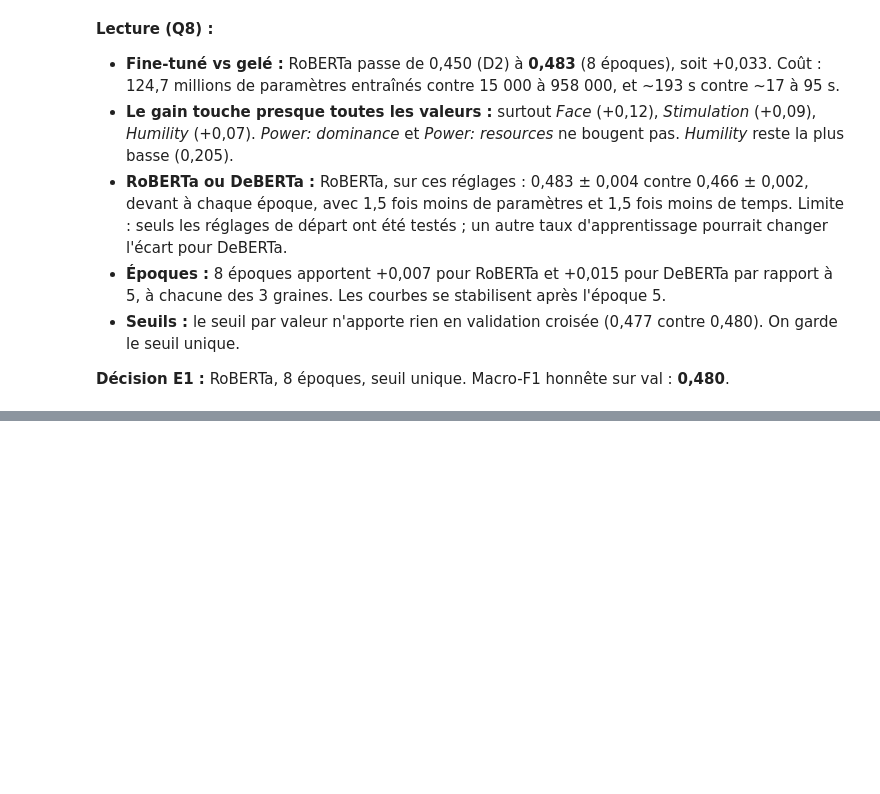
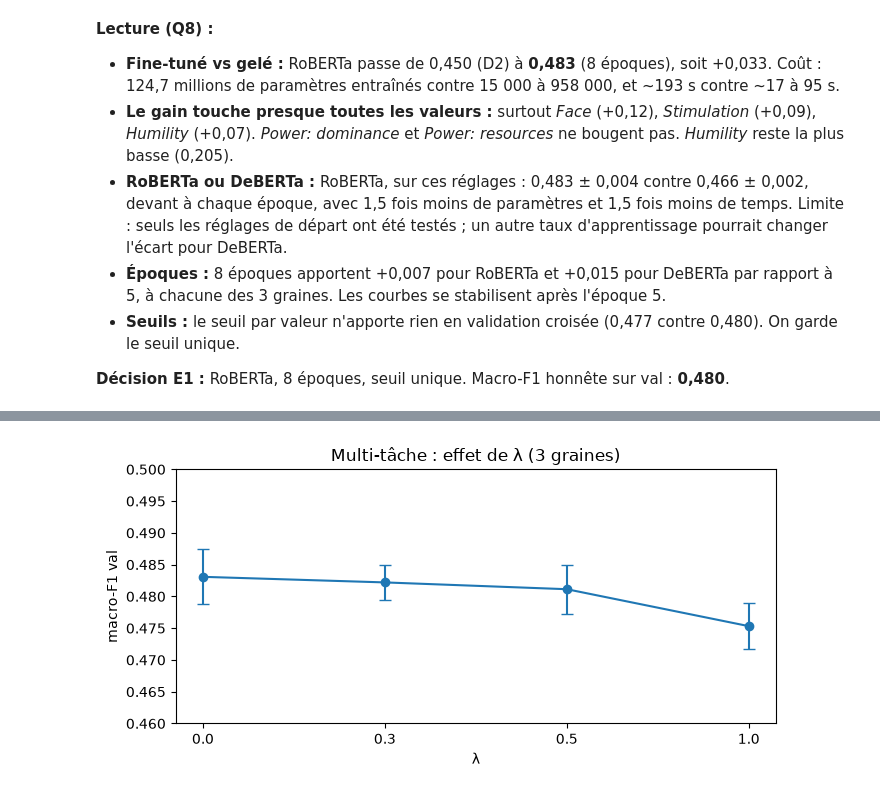
Before and after one commit to AyoubMoutik/schwartz-values-multilabel-classification-nlp, a Jupyter notebook: notebooks/07_partieE.ipynb, the cells around one changed output, grey strips where cells are left out. Saved outputs shown, nothing was run; the diff lists cells and outputs as text; code cells hidden in the pictures; blank space fills up the shorter version.

Commit message:
Partie E2 : multi-tâche avec les 4 dimensions de Schwartz

```diff
--- a/notebooks/07_partieE.ipynb
+++ b/notebooks/07_partieE.ipynb
@@ -113,0 +118,14 @@ parv.sort_values("E1 RoBERTa", ascending=False).round(3)
+# %%
+from valeval.plm import DIMENSIONS, cibles_dimensions
+
+print("Fréquence des dimensions dans le train :", dict(zip(DIMENSIONS, cibles_dimensions(y_tr).mean(0).round(3))))
+noms = {0: "E1_roberta_ep8", .3: "E2_roberta_lam0.3_ep8", .5: "E2_roberta_lam0.5_ep8", 1: "E2_roberta_lam1.0_ep8"}
+lignes, p_lam = [], {}
+for lam, n in noms.items():
+    f = [json.loads((RUNS / f"{n}_seed{g}.json").read_text(encoding="utf-8"))["macro_f1"] for g in GRAINES]
+    p_lam[lam] = [np.load(RUNS / f"{n}_seed{g}_val.npy") for g in GRAINES]
+    lignes.append({"λ": lam, "42": f[0], "43": f[1], "44": f[2], "moyenne": np.mean(f), "écart-type": np.std(f, ddof=1),
+                   "croisé unique": np.mean([croise(p)[0] for p in p_lam[lam]])})
+e2 = pd.DataFrame(lignes)
+e2["écart à λ=0"] = e2.moyenne - e2.moyenne[0]
+e2.round(3)
@@ -113,0 +139,7 @@ parv.sort_values("E1 RoBERTa", ascending=False).round(3)
+# %%
+fig, ax = plt.subplots(figsize=(7, 3.5))
+ax.errorbar(e2["λ"].astype(str), e2.moyenne, yerr=e2["écart-type"], marker="o", capsize=4)
+ax.set(xlabel="λ", ylabel="macro-F1 val", title="Multi-tâche : effet de λ (3 graines)", ylim=(.46, .50))
+plt.tight_layout(); plt.savefig("../figures/E2_lambda.png", dpi=120); plt.show()
+# %% [output]
+[figure, added]
```
Also changed, not shown: parts of 5 cells of this notebook, 2 other files.
